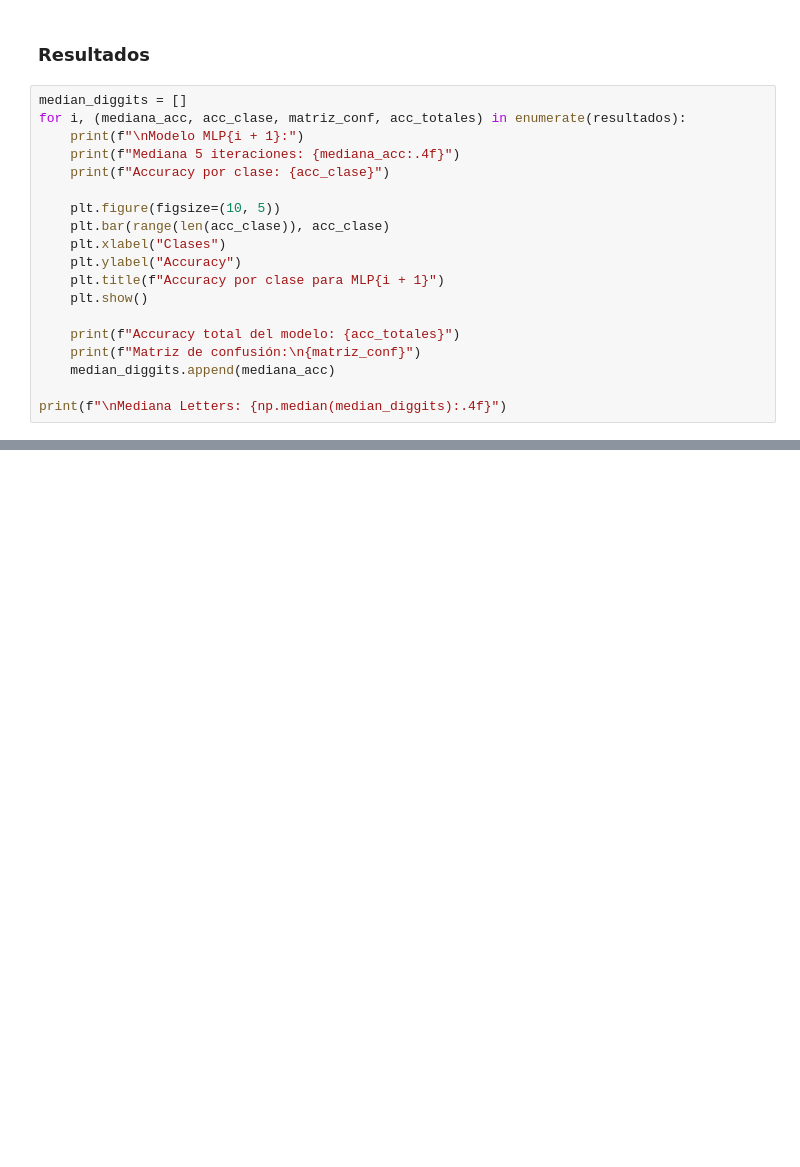
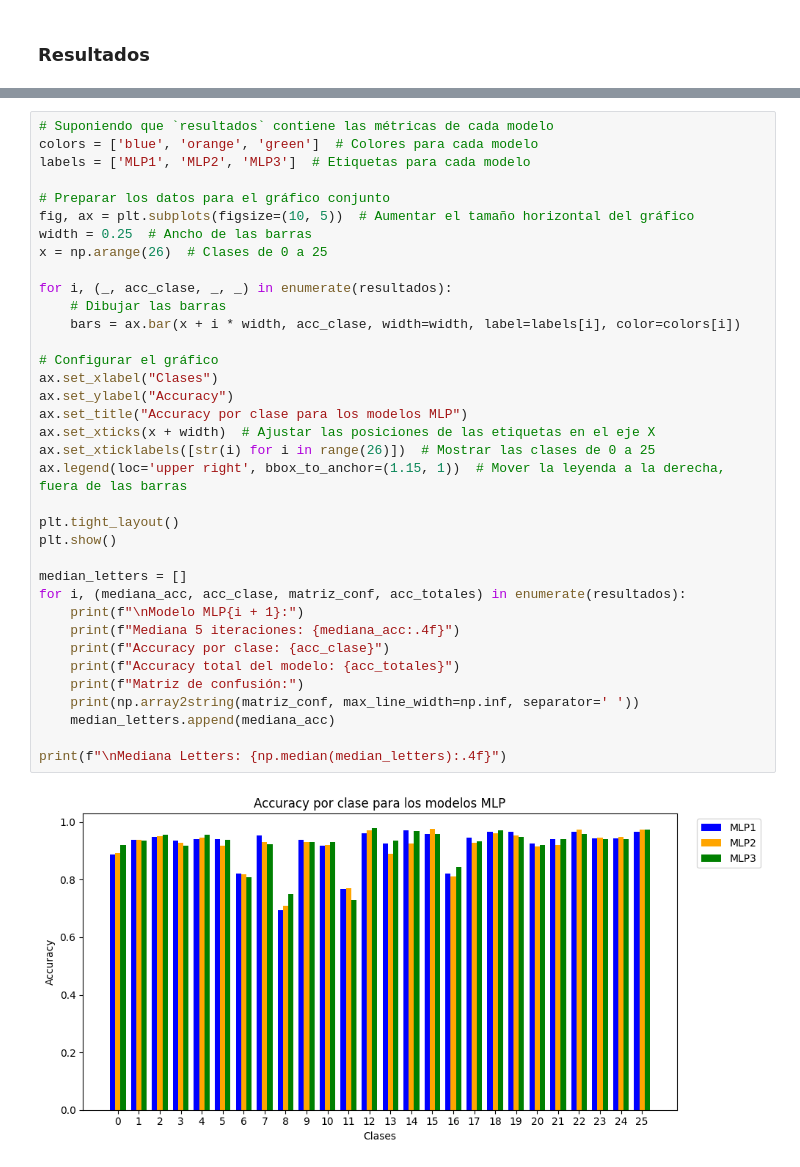
Before and after one commit to iChavy/Tareas_AA, a Jupyter notebook: Tarea 2/xavier.ipynb, the cells around one changed output, grey strips where cells are left out. Drawn from its saved outputs; the diff is of its cells as text; blank space fills up the shorter version.

```diff
--- a/Tarea 2/xavier.ipynb
+++ b/Tarea 2/xavier.ipynb
@@ -472,21 +687,2 @@ Entrenando Modelo MLP2...
 # %% [markdown]
 <h3>Resultados</h3>
-# %%
-median_diggits = []
-for i, (mediana_acc, acc_clase, matriz_conf, acc_totales) in enumerate(resultados):
-    print(f"\nModelo MLP{i + 1}:")
-    print(f"Mediana 5 iteraciones: {mediana_acc:.4f}")
-    print(f"Accuracy por clase: {acc_clase}")
-
-    plt.figure(figsize=(10, 5))
-    plt.bar(range(len(acc_clase)), acc_clase)
-    plt.xlabel("Clases")
-    plt.ylabel("Accuracy")
-    plt.title(f"Accuracy por clase para MLP{i + 1}")
-    plt.show()
-
-    print(f"Accuracy total del modelo: {acc_totales}")
-    print(f"Matriz de confusión:\n{matriz_conf}")
-    median_diggits.append(mediana_acc)
-
-print(f"\nMediana Letters: {np.median(median_diggits):.4f}")
@@ -548,0 +689,38 @@ Mediana Letters: 0.9888
+# %%
+# Suponiendo que `resultados` contiene las métricas de cada modelo
+colors = ['blue', 'orange', 'green']  # Colores para cada modelo
+labels = ['MLP1', 'MLP2', 'MLP3']  # Etiquetas para cada modelo
+
+# Preparar los datos para el gráfico conjunto
+fig, ax = plt.subplots(figsize=(10, 5))  # Aumentar el tamaño horizontal del gráfico
+width = 0.25  # Ancho de las barras
+x = np.arange(26)  # Clases de 0 a 25
+
+for i, (_, acc_clase, _, _) in enumerate(resultados):
+    # Dibujar las barras
+    bars = ax.bar(x + i * width, acc_clase, width=width, label=labels[i], color=colors[i])
+
+# Configurar el gráfico
+ax.set_xlabel("Clases")
+ax.set_ylabel("Accuracy")
+ax.set_title("Accuracy por clase para los modelos MLP")
+ax.set_xticks(x + width)  # Ajustar las posiciones de las etiquetas en el eje X
+ax.set_xticklabels([str(i) for i in range(26)])  # Mostrar las clases de 0 a 25
+ax.legend(loc='upper right', bbox_to_anchor=(1.15, 1))  # Mover la leyenda a la derecha, fuera de las barras
+
+plt.tight_layout()
+plt.show()
+
+median_letters = []
+for i, (mediana_acc, acc_clase, matriz_conf, acc_totales) in enumerate(resultados):
+    print(f"\nModelo MLP{i + 1}:")
+    print(f"Mediana 5 iteraciones: {mediana_acc:.4f}")
+    print(f"Accuracy por clase: {acc_clase}")
+    print(f"Accuracy total del modelo: {acc_totales}")
+    print(f"Matriz de confusión:")
+    print(np.array2string(matriz_conf, max_line_width=np.inf, separator=' '))
+    median_letters.append(mediana_acc)
+
+print(f"\nMediana Letters: {np.median(median_letters):.4f}")
+# %% [output]
+[figure, added]
```
Also changed, not shown: parts of 24 cells of this notebook.
